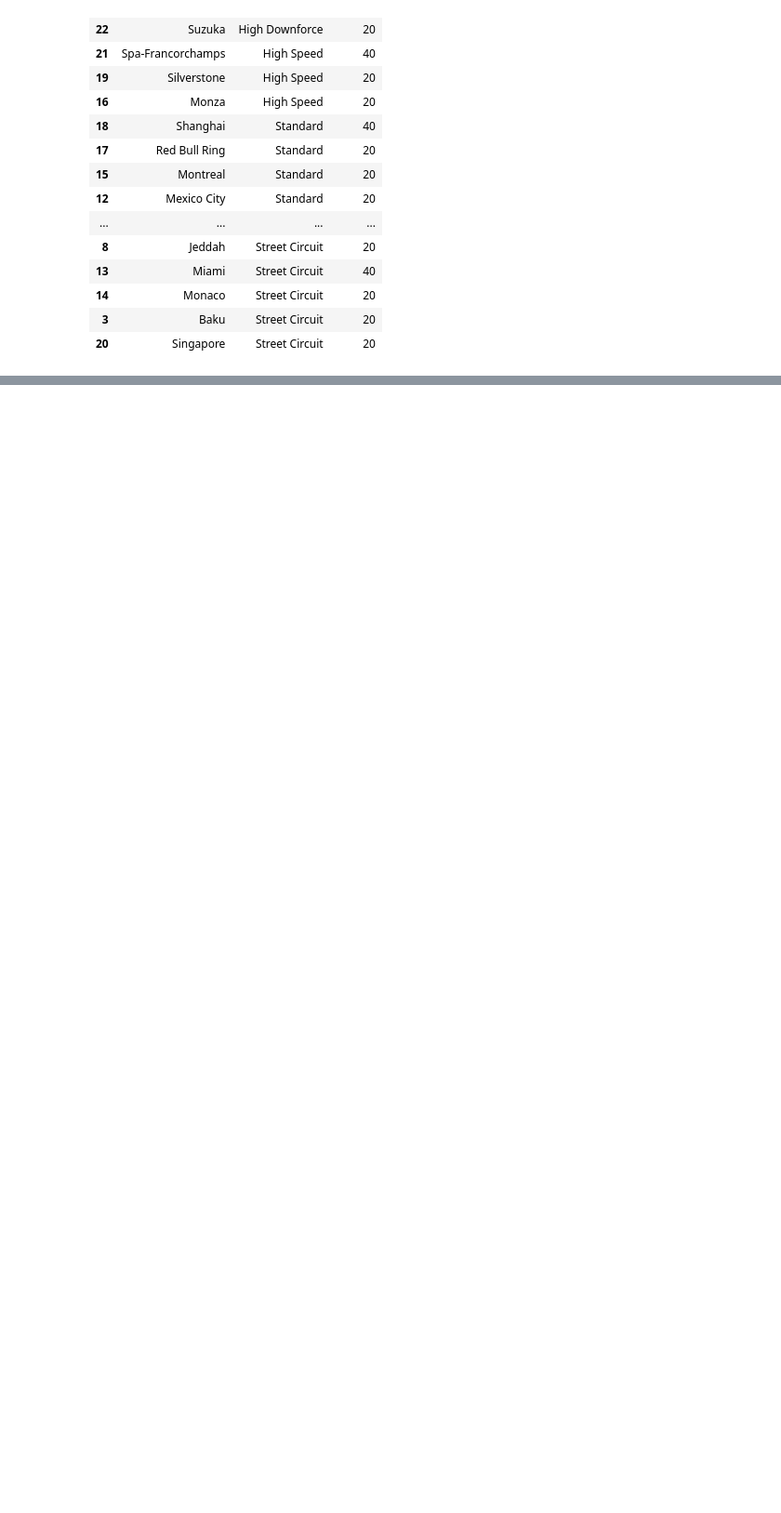
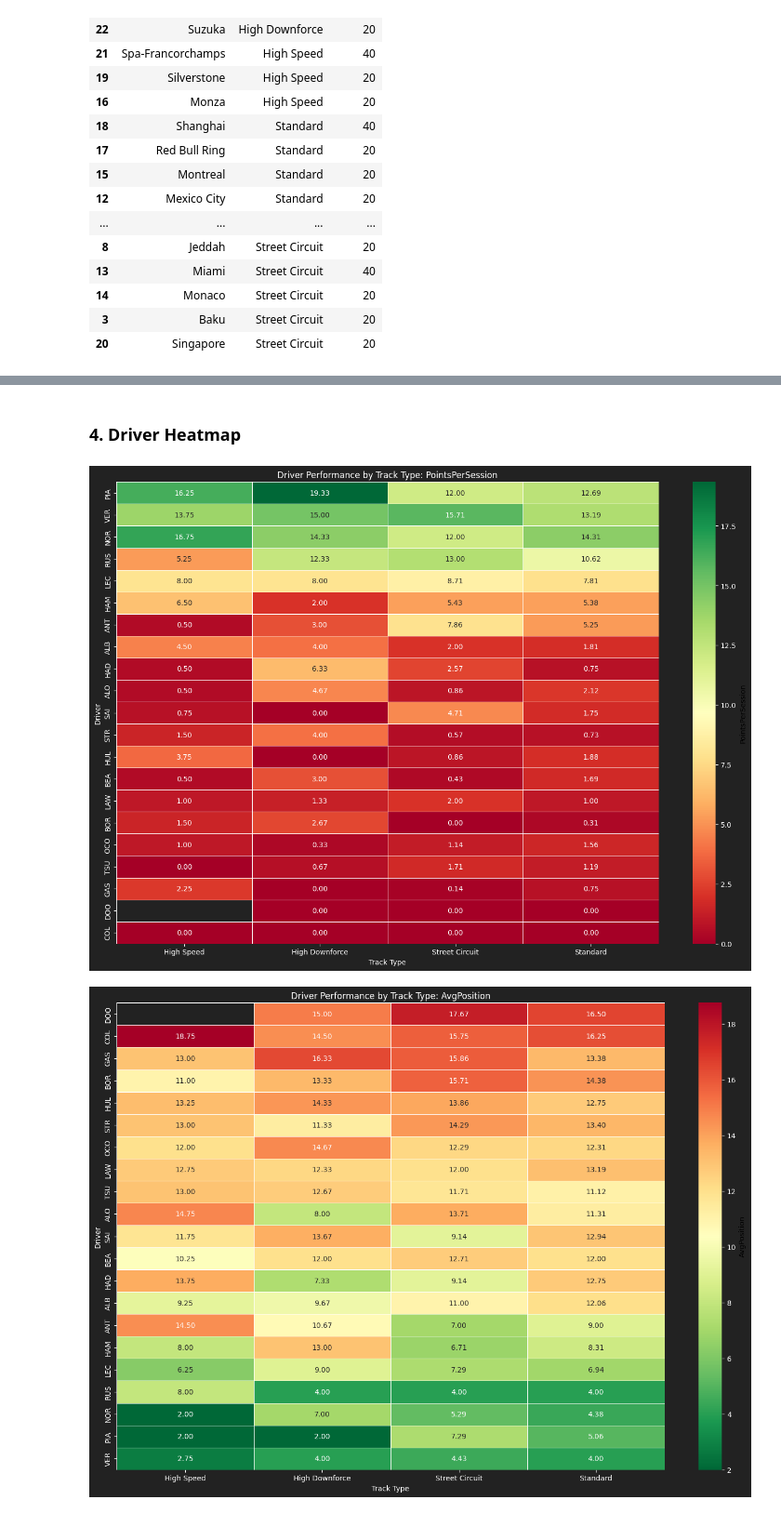
Before and after one commit to otola03/Kaggle_Studies, a Jupyter notebook: f1_analysis/f1_2025_season_summary.ipynb, the cells around one changed output, grey strips where cells are left out. Shown at 93% size. Drawn from its saved outputs; the diff is of its cells as text; code cells hidden in the pictures; blank space fills up the shorter version.

Commit message:
created heatmap

```diff
--- a/f1_analysis/f1_2025_season_summary.ipynb
+++ b/f1_analysis/f1_2025_season_summary.ipynb
@@ -505,3 +507,53 @@ for driver in df['Abbreviation'].unique():
           'PointsPerSession': points_per_session,
           'Consistency': position_std
         })
+# %% [markdown]
+### 4. Driver Heatmap
+# %%
+metrics_df = pd.DataFrame(metrics)
+
+def plot_driver_heatmap(metrics_df, metric='PointsPerSession'):
+  metrics_pivot = metrics_df.pivot(index='Driver', columns='TrackType', values=metric)
+
+  # sort the data by average perf. in descending order
+  metrics_pivot['Average'] = metrics_pivot.mean(axis=1) # average perf.
+  metrics_pivot = metrics_pivot.sort_values('Average', ascending=False) # sort in descending order
+  metrics_pivot = metrics_pivot.drop('Average', axis=1) # drop the Average column
+
+  # re-order columns
+  order = ['High Speed', 'High Downforce', 'Street Circuit', 'Standard']
+  metrics_pivot = metrics_pivot[[col for col in order if col in metrics_pivot.columns]]
+
+  # for positions related metrics, lower number indicates better performance
+  if metric in ['AvgPosition', 'AvgGridPosition']:
+    cmap = 'RdYlGn_r' # reversed
+  else:
+    cmap = 'RdYlGn'
+
+  # visualization
+  fig, ax = plt.subplots(figsize=(14, 10))
+  set_dark(ax)
+
+  sns.heatmap(metrics_pivot, annot=True, fmt='.2f', cmap=cmap, cbar_kws={'label': metric}, linewidth=0.5, ax=ax)
+  ax.set_title(f"Driver Performance by Track Type: {metric}")
+  ax.set_xlabel('Track Type')
+  ax.set_ylabel('Driver')
+
+  # set the text color of cbar
+  cbar = ax.collections[0].colorbar
+  cbar.ax.tick_params(color='white', labelcolor='white')
+
+  plt.tight_layout()
+  return fig
+# %%
+fig1 = plot_driver_heatmap(metrics_df, 'PointsPerSession')
+plt.show()
+
+fig2 = plot_driver_heatmap(metrics_df, 'AvgPosition')
+plt.show()
+
+fig3 = plot_driver_heatmap(metrics_df, 'AvgPositionsGained')
+plt.show()
+# %% [output]
+[figure, added]
+[figure, added]
```
Also changed, not shown: parts of 3 cells of this notebook.
